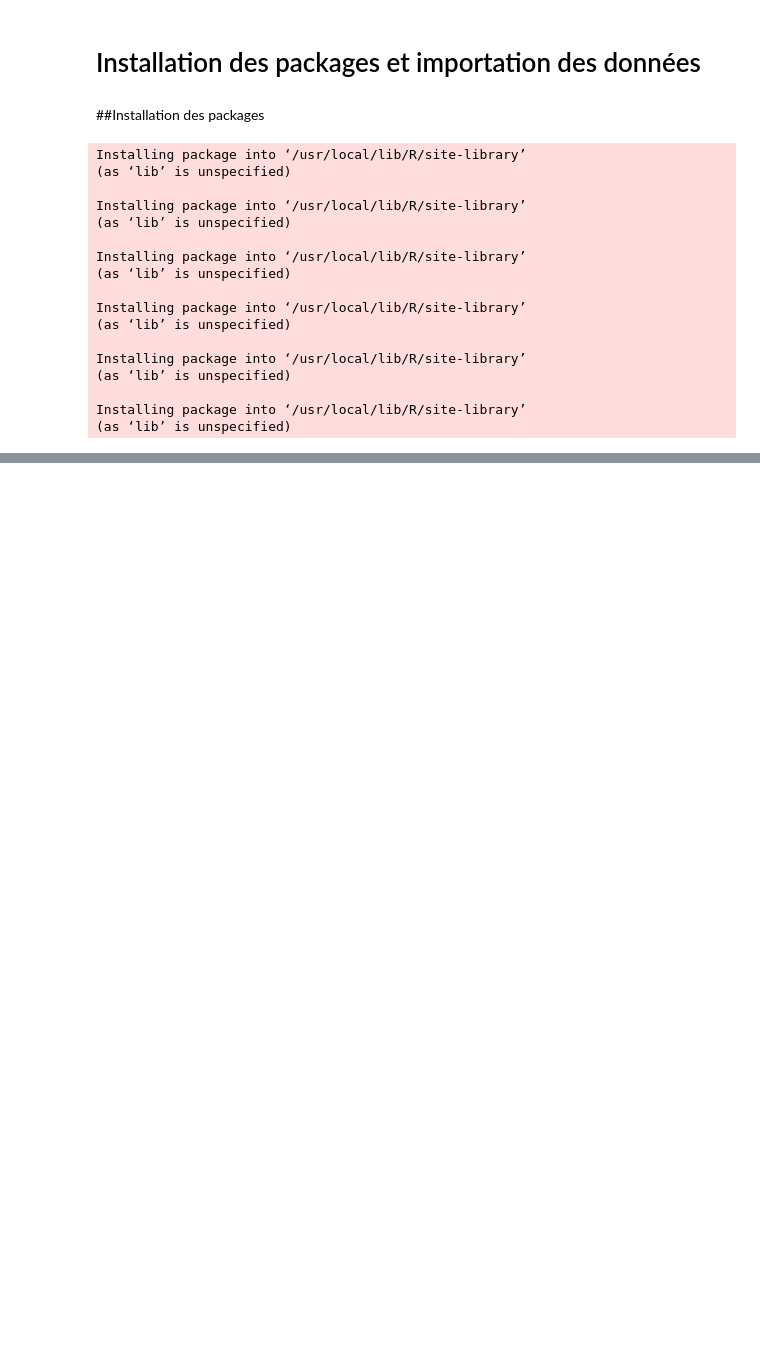
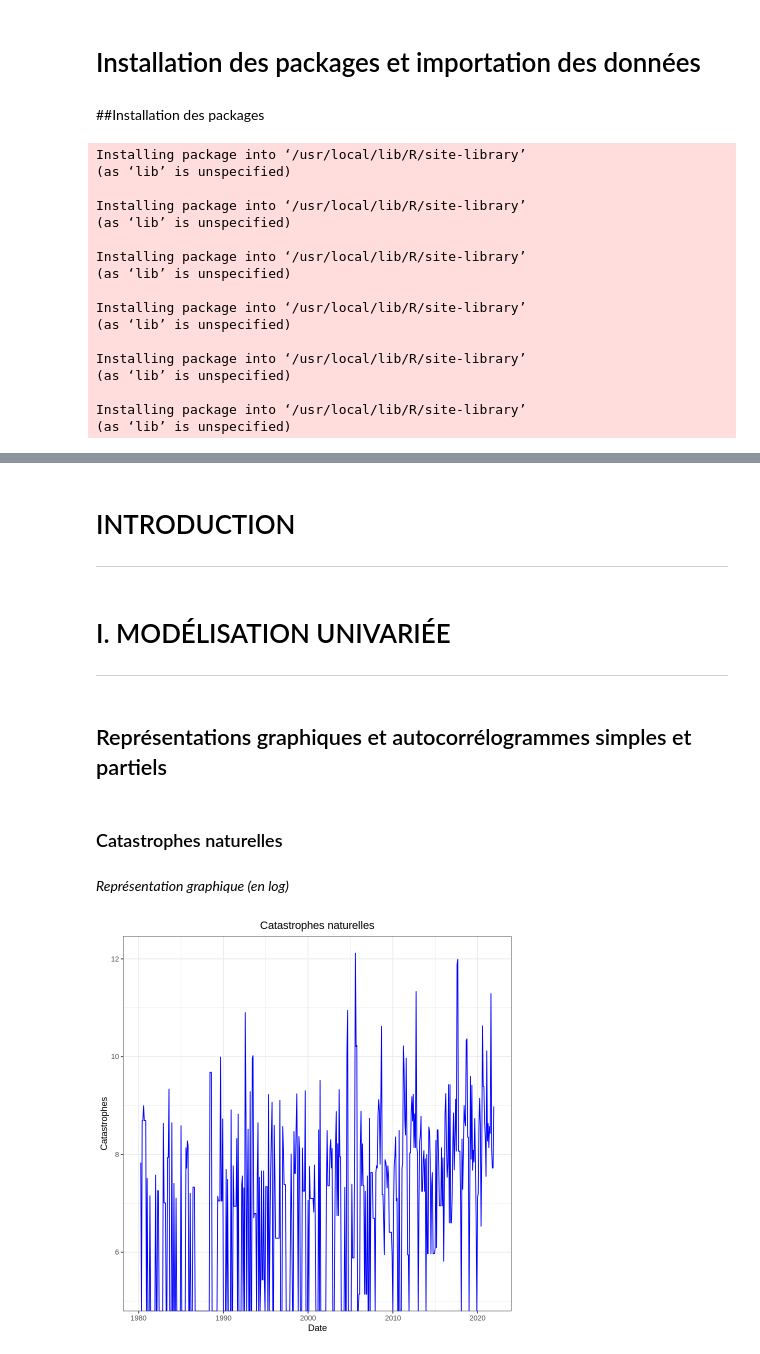
Before and after one commit to TaniaAdmane/projet-econometrie, a Jupyter notebook: Projet_eco_V1.ipynb, the cells around one changed output, grey strips where cells are left out. Saved outputs shown, nothing was run; the diff lists cells and outputs as text; code cells hidden in the pictures; blank space fills up the shorter version.

```diff
--- a/Projet_eco_V1.ipynb
+++ b/Projet_eco_V1.ipynb
@@ -60,0 +45,27 @@ A data.frame: 501 × 3
+# %%
+NAT_DISASTERS <- Base$NAT_DISASTERS
+GZ_SPREAD  <- Base$GZ_SPREAD
+MORTGAGE_SPREADS <- Base$MORTGAGE_SPREADS
+DATE <- Base$Date
+# %% [markdown]
+# INTRODUCTION
+
+---
+# %% [markdown]
+# I. MODÉLISATION UNIVARIÉE
+
+
+---
+# %% [markdown]
+## Représentations graphiques et autocorrélogrammes simples et partiels
+# %% [markdown]
+### Catastrophes naturelles
+# %% [markdown]
+*Représentation graphique (en log)*
+# %%
+library(ggplot2)
+Base$logI<-log(NAT_DISASTERS) #passage en log
+p1<-ggplot(data=Base,aes(x=DATE,y=logI))+geom_line(colour='blue')+ggtitle('Catastrophes naturelles')+xlab('Date')+ylab('Catastrophes')+theme_bw()+theme(plot.title = element_text(hjust = 0.5))
+p1
+# %% [output]
+[figure, added]
```
Also changed, not shown: parts of 12 cells of this notebook.
